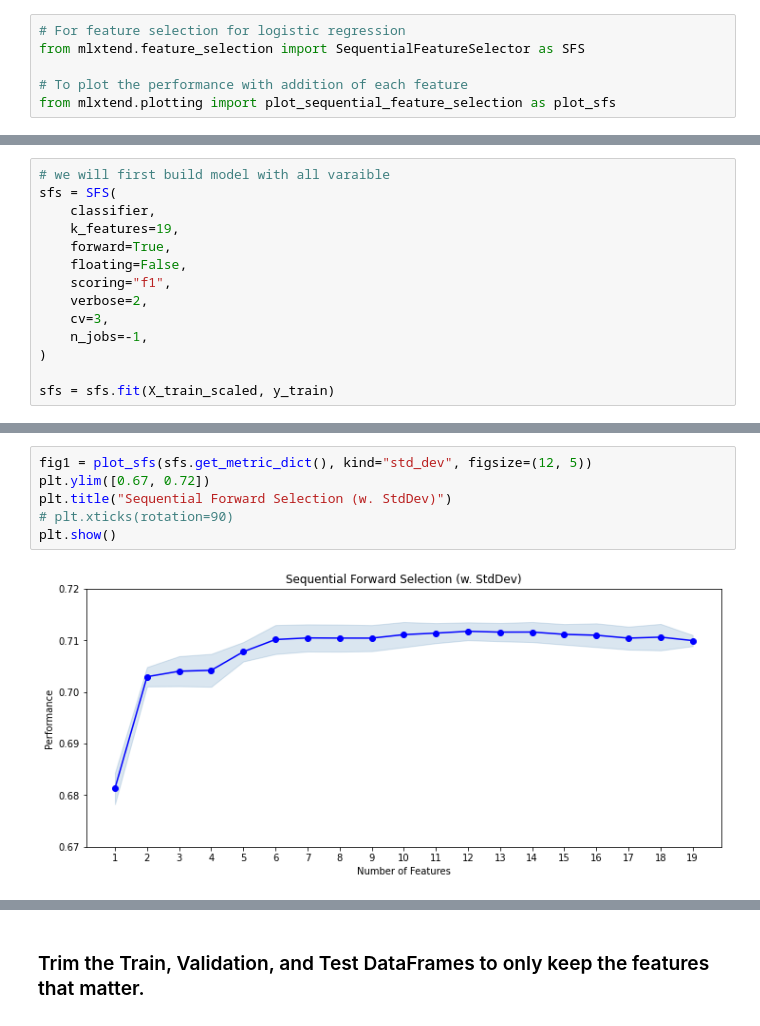
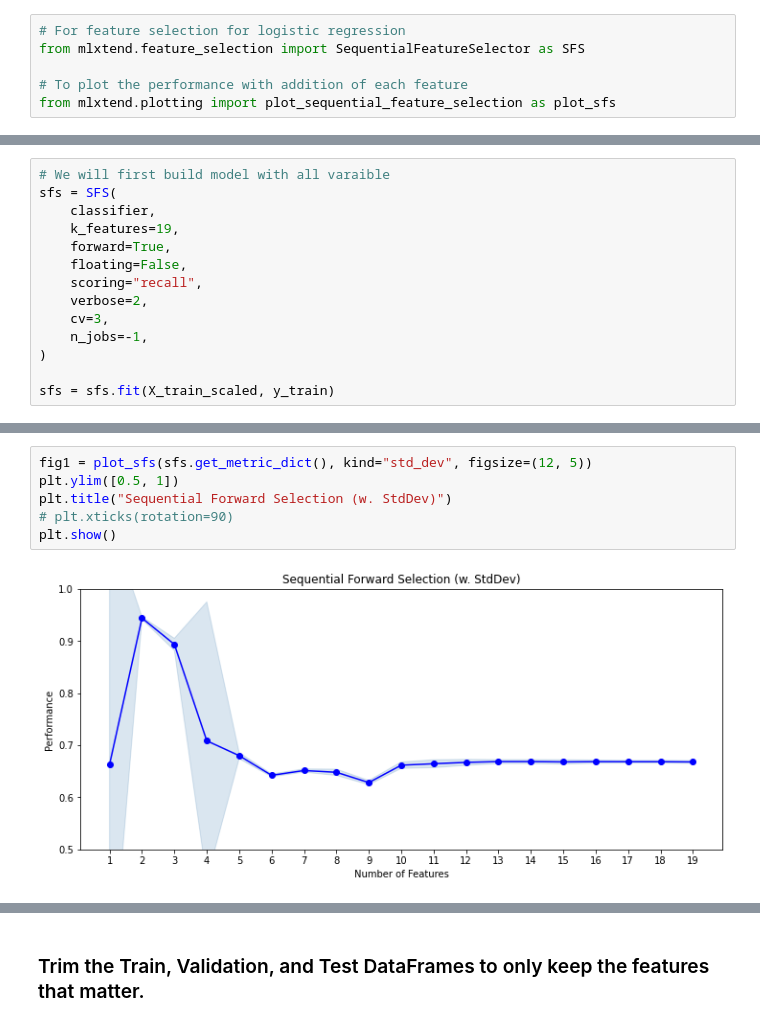
Before and after one commit to krishnakalisarkar/Be_Heart_Smart, a Jupyter notebook: Subhangi/Segment_2/Notebooks/Cardio_Logistic_Regression_Final.ipynb, the cells around one changed output, grey strips where cells are left out. Saved outputs shown, nothing was run; the diff lists cells and outputs as text.

```diff
--- a/Subhangi/Segment_2/Notebooks/Cardio_Logistic_Regression_Final.ipynb
+++ b/Subhangi/Segment_2/Notebooks/Cardio_Logistic_Regression_Final.ipynb
@@ -283,11 +285,11 @@ from mlxtend.plotting import plot_sequential_feature_selection as plot_sfs
 # %%
-# we will first build model with all varaible
+# We will first build model with all varaible
 sfs = SFS(
     classifier,
     k_features=19,
     forward=True,
     floating=False,
-    scoring="f1",
+    scoring="recall",
     verbose=2,
     cv=3,
     n_jobs=-1,
@@ -315,9 +317,9 @@ sfs = sfs.fit(X_train_scaled, y_train)
 # %%
 fig1 = plot_sfs(sfs.get_metric_dict(), kind="std_dev", figsize=(12, 5))
-plt.ylim([0.67, 0.72])
+plt.ylim([0.5, 1])
 plt.title("Sequential Forward Selection (w. StdDev)")
 # plt.xticks(rotation=90)
 plt.show()
 # %% [output]
-[figure, old version]
+[figure, new version]
 # %%
```
Also changed, not shown: parts of 30 cells of this notebook, 8 other files.
